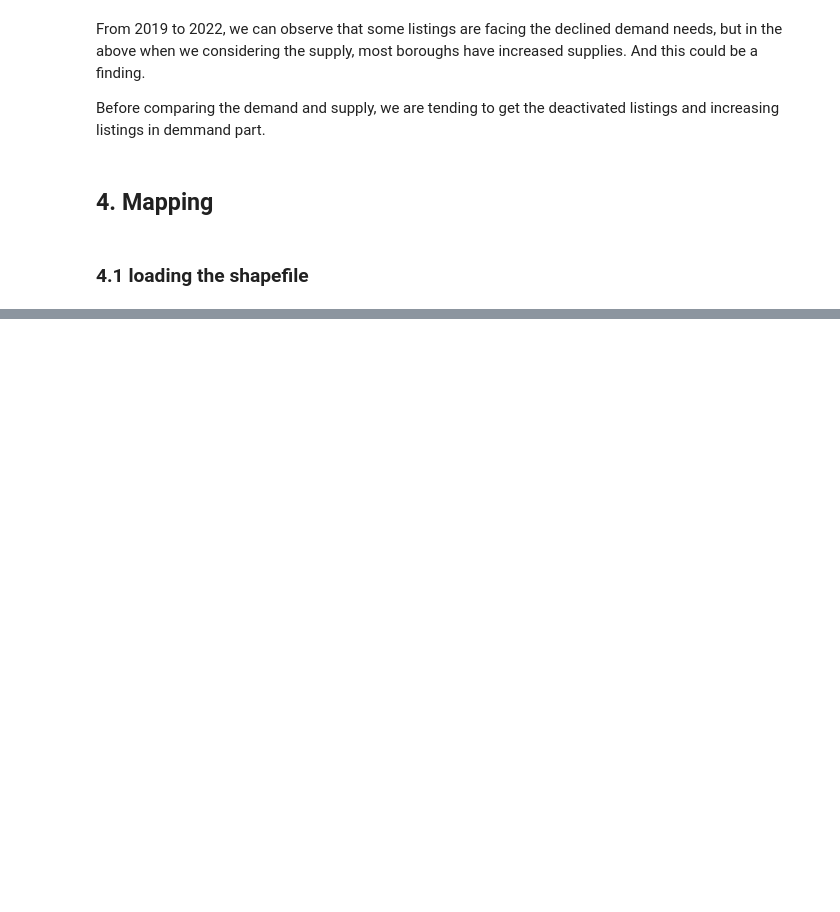
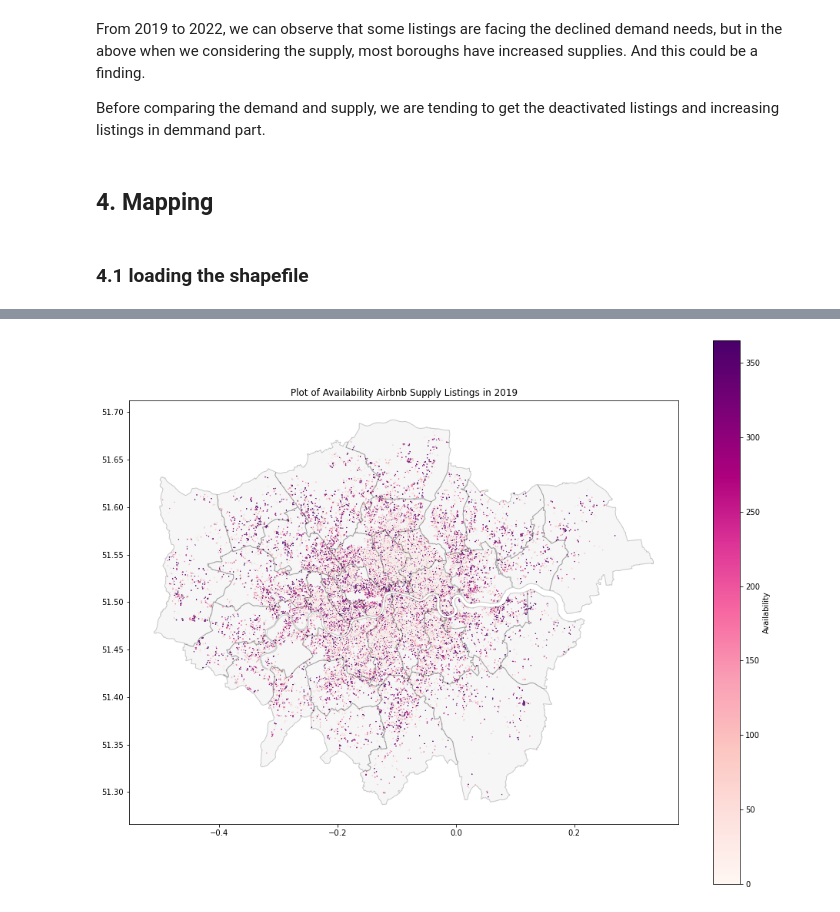
Before and after one commit to Eriswang/fsds_013, a Jupyter notebook: part1_2_0117.ipynb, the cells around one changed output, grey strips where cells are left out. Cells and saved outputs as stored; diff of their text form; code cells hidden in the pictures; blank space fills up the shorter version.

```diff
--- a/part1_2_0117.ipynb
+++ b/part1_2_0117.ipynb
@@ -1097,3 +1030,10 @@ Before comparing the demand and supply, we are tending to get the deactivated li
 ## 4. Mapping
 # %% [markdown]
 ### 4.1 loading the shapefile
+# %%
+# loading london boros
+spath = 'https://github.com/jreades/fsds/blob/master/data/src/' # source path
+ddir  = os.path.join('data','geo') # destination directory
+water = gpd.read_file( cache_data(spath+'Water.gpkg?raw=true', ddir) )
+boros = gpd.read_file( cache_data(spath+'Boroughs.gpkg?raw=true', ddir) )
+green = gpd.read_file( cache_data(spath+'Greenspace.gpkg?raw=true', ddir) )
@@ -1099,0 +1053,4 @@ Before comparing the demand and supply, we are tending to get the deactivated li
+# %%
+from fiona.crs import from_string
+crs = from_string("+proj=longlat +datum=WGS84 +no_defs")
+boros = boros.to_crs(crs=crs)
@@ -1099,0 +1083,6 @@ Before comparing the demand and supply, we are tending to get the deactivated li
+# %%
+# transform the listings in 2019 first
+gdf_supply_19 = gpd.GeoDataFrame(
+    supply_19, geometry=gpd.points_from_xy(supply_19.longitude, supply_19.latitude))
+
+gdf_supply_19
@@ -1099,0 +1163,8 @@ Before comparing the demand and supply, we are tending to get the deactivated li
+# %%
+# check the crs
+# gdf_supply_19.crs shows empty, there is no crs so we need to set it first.
+
+gdf_supply_19.crs = "EPSG:27700"
+
+# check
+gdf_supply_19.crs
@@ -1099,0 +1259,10 @@ Before comparing the demand and supply, we are tending to get the deactivated li
+# %%
+# first plot for supply 19, first check
+ax = gdf_supply_19.plot(figsize = (16, 13), marker='*', markersize=0.3,
+         column = 'availability_365', cmap = 'RdPu',
+         legend = True, legend_kwds = {'label':'Availability'});
+ax.set_title("Plot of Availability Airbnb Supply Listings in 2019");
+
+boros.plot(ax = ax, edgecolor='black', facecolor='lightgrey', alpha=0.2);
+# %% [output]
+[figure, added]
```
Also changed, not shown: parts of 36 cells of this notebook.
